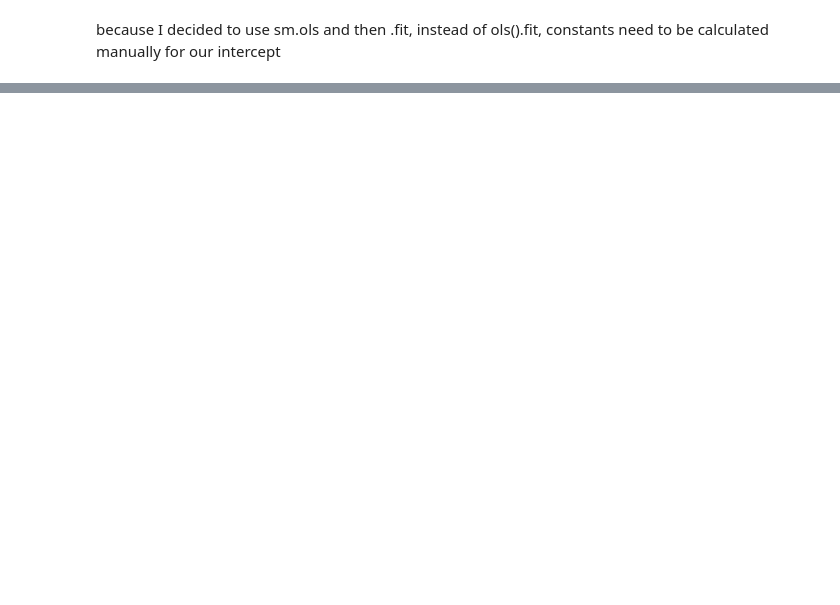
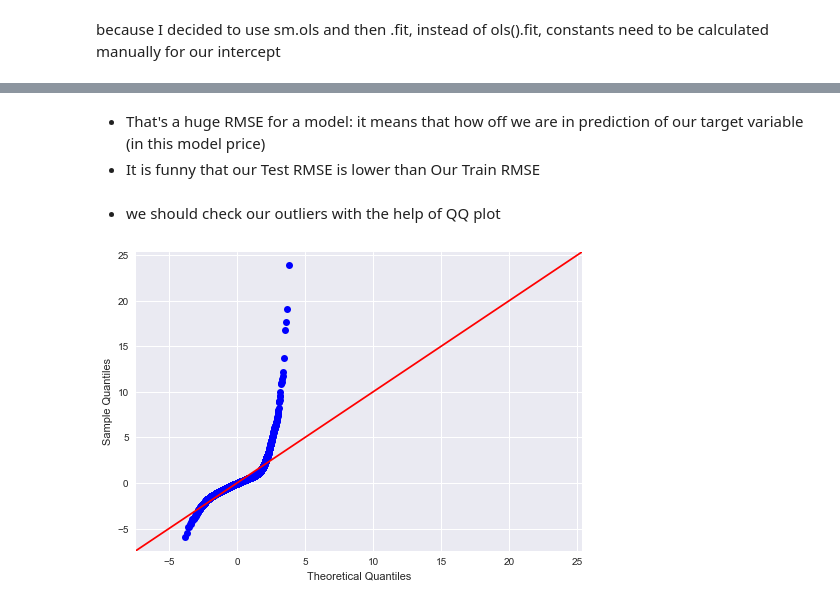
Before and after one commit to alimahzoon/King-County-House-Sales, a Jupyter notebook: Models.ipynb, the cells around one changed output, grey strips where cells are left out. Saved outputs shown, nothing was run; the diff lists cells and outputs as text; code cells hidden in the pictures; blank space fills up the shorter version.

```diff
--- a/Models.ipynb
+++ b/Models.ipynb
@@ -169,0 +171,4 @@ x_train
+# %%
+#add constants to x_train and x_test
+x_train = sm.add_constant(x_train)
+x_test = sm.add_constant(x_test)
@@ -169,0 +179,8 @@ x_train
+# %%
+def model_trainer(x_cols, target, x_train, y_train):
+    predictors = '+'.join(x_cols)
+    formula = target + '~' + predictors
+    model = sm.OLS(y_train, x_train).fit()
+    return model.summary()
+# %%
+model_trainer(x_cols, target, x_train, y_train)
@@ -169,0 +239,2 @@ x_train
+# %%
+base = sm.OLS(y_train, x_train).fit()
@@ -169,0 +258,9 @@ x_train
+# %% [markdown]
+* That's a huge RMSE for a model: it means that how off we are in prediction of our target variable (in this model price)
+* It is funny that our Test RMSE is lower than Our Train RMSE
+# %% [markdown]
+* we should check our outliers with the help of QQ plot
+# %%
+fig = sm.graphics.qqplot(base.resid, dist=stats.norm, line='45', fit=True)
+# %% [output]
+[figure, added]
```
Also changed, not shown: parts of 99 cells of this notebook, 9 other files.
